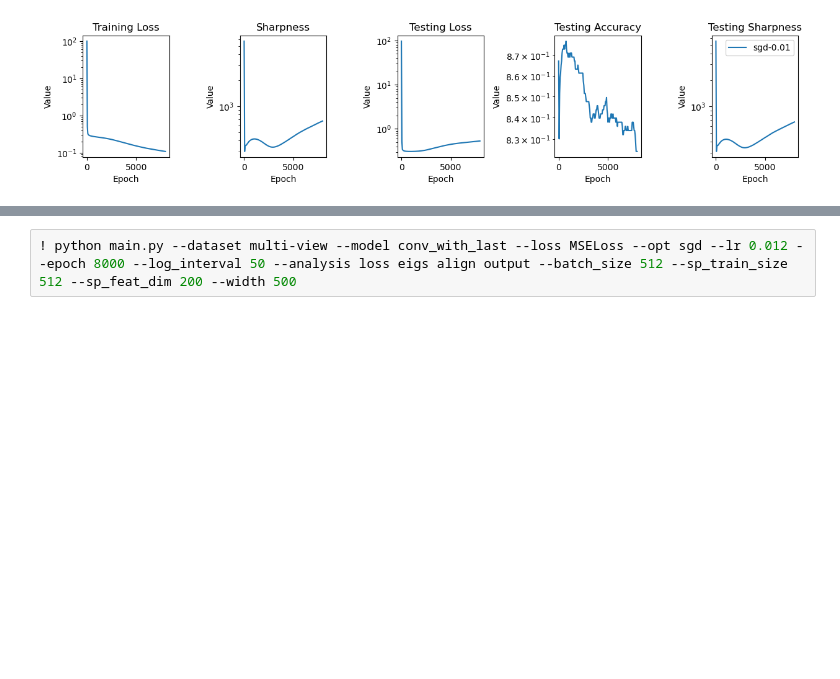
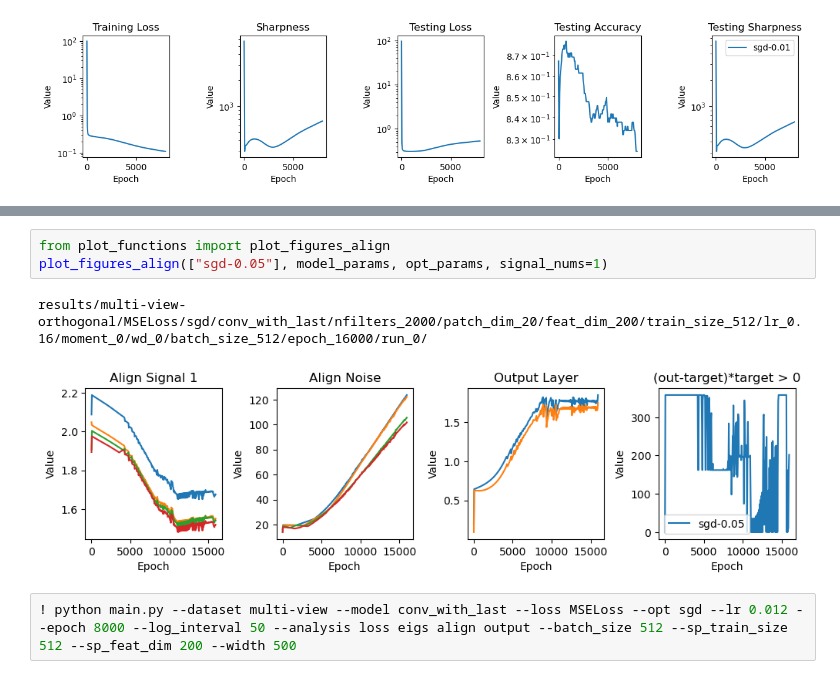
Before and after one commit to lucmonl/mlopt, a Jupyter notebook: notebook/edge_of_stability.ipynb, the cells around one changed output, grey strips where cells are left out. Cells and saved outputs as stored; diff of their text form; blank space fills up the shorter version.

Commit message:
modify: spurious-2d data in signal

```diff
--- a/notebook/edge_of_stability.ipynb
+++ b/notebook/edge_of_stability.ipynb
@@ -281,3 +286,9 @@ plot_figures_opts(["sgd-0.01", 'sgd-0.05'], model_params, opt_params)
+# %%
+from plot_functions import plot_figures_align
+plot_figures_align(["sgd-0.05"], model_params, opt_params, signal_nums=1)
+# %% [output]
+results/multi-view-orthogonal/MSELoss/sgd/conv_with_last/nfilters_2000/patch_dim_20/feat_dim_200/train_size_512/lr_0.16/moment_0/wd_0/batch_size_512/epoch_16000/run_0/
+[figure, added]
 # %%
 ! python main.py --dataset multi-view --model conv_with_last --loss MSELoss --opt sgd --lr 0.012 --epoch 8000 --log_interval 50 --analysis loss eigs align output --batch_size 512 --sp_train_size 512 --sp_feat_dim 200 --width 500
 # %%
```
Also changed, not shown: parts of 14 cells of this notebook, 4 other files.
